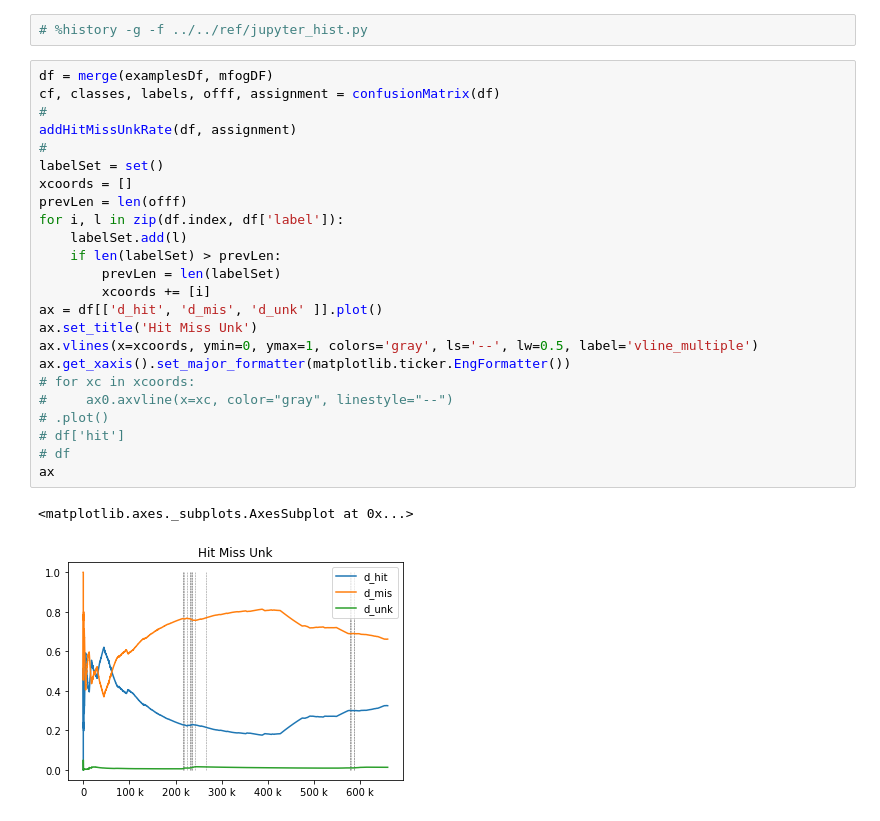
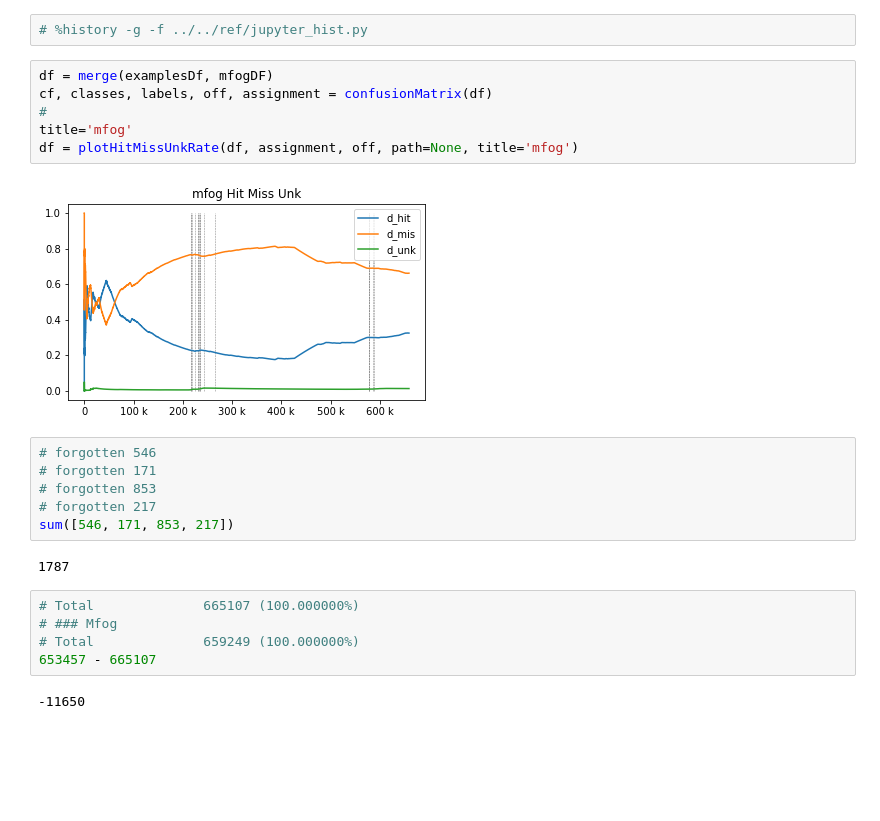
Before and after one commit to luis-puhl/minas-flink, a Jupyter notebook: mfog-mpi/src/minas/evaluate.ipynb, the cells around one changed output. Cells and saved outputs as stored; diff of their text form; blank space fills up the shorter version.

```diff
--- a/mfog-mpi/src/minas/evaluate.ipynb
+++ b/mfog-mpi/src/minas/evaluate.ipynb
@@ -111,30 +113,26 @@ model diff meanDistance 0.5456153251522232
 [figure]
 # %%
 # %history -g -f ../../ref/jupyter_hist.py
-# %%
-df = merge(examplesDf, mfogDF)
-cf, classes, labels, offf, assignment = confusionMatrix(df)
-#
-addHitMissUnkRate(df, assignment)
-#
-labelSet = set()
-xcoords = []
-prevLen = len(offf)
-for i, l in zip(df.index, df['label']):
-    labelSet.add(l)
-    if len(labelSet) > prevLen:
-        prevLen = len(labelSet)
-        xcoords += [i]
-ax = df[['d_hit', 'd_mis', 'd_unk' ]].plot()
-ax.set_title('Hit Miss Unk')
-ax.vlines(x=xcoords, ymin=0, ymax=1, colors='gray', ls='--', lw=0.5, label='vline_multiple')
-ax.get_xaxis().set_major_formatter(matplotlib.ticker.EngFormatter())
-# for xc in xcoords:
-#     ax0.axvline(x=xc, color="gray", linestyle="--")
-# .plot()
-# df['hit']
-# df
-ax
-# %% [output]
-<matplotlib.axes._subplots.AxesSubplot at 0x...>
-[figure, removed]
+# %%
+df = merge(examplesDf, mfogDF)
+cf, classes, labels, off, assignment = confusionMatrix(df)
+#
+title='mfog'
+df = plotHitMissUnkRate(df, assignment, off, path=None, title='mfog')
+# %% [output]
+[figure, added]
+# %%
+# forgotten 546
+# forgotten 171
+# forgotten 853
+# forgotten 217
+sum([546, 171, 853, 217])
+# %% [output]
+1787
+# %%
+# Total              665107 (100.000000%)
+# ### Mfog
+# Total              659249 (100.000000%)
+653457 - 665107
+# %% [output]
+-11650
```
Also changed, not shown: parts of 1 cell of this notebook, 7 other files.
